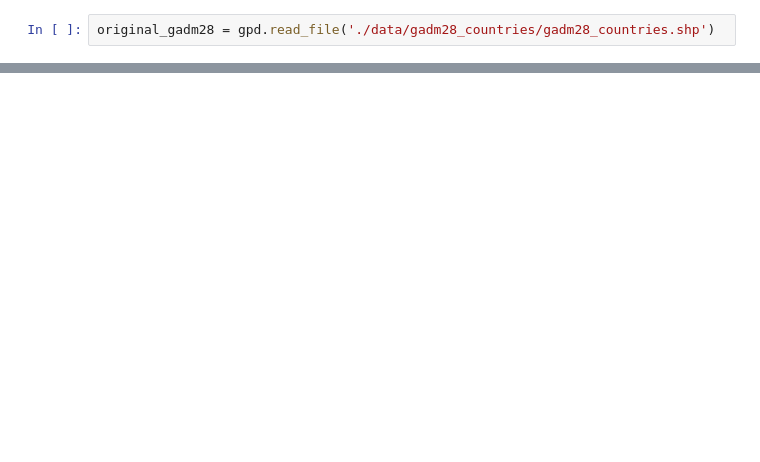
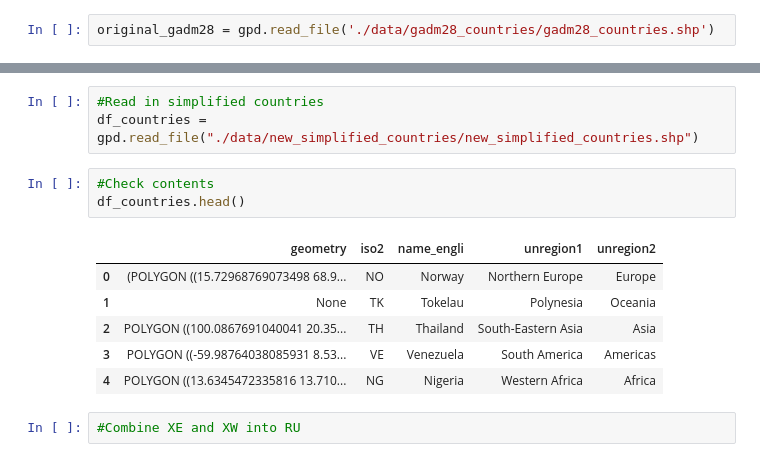
Before and after one commit to Vizzuality/data_sci_tutorials, a Jupyter notebook: work/gadm28_wilmap.ipynb, the cells around one changed output, grey strips where cells are left out. Cells and saved outputs as stored; diff of their text form; blank space fills up the shorter version.

```diff
--- a/work/gadm28_wilmap.ipynb
+++ b/work/gadm28_wilmap.ipynb
@@ -275,0 +285,15 @@ with open('./new_countries.json', 'w') as f:
+# %%
+#Read in simplified countries
+df_countries = gpd.read_file("./data/new_simplified_countries/new_simplified_countries.shp")
+# %%
+#Check contents
+df_countries.head()
+# %% [output]
+|  | geometry | iso2 | name_engli | unregion1 | unregion2 |
+| 0 | (POLYGON ((15.72968769073498 68.9... | NO | Norway | Northern Europe | Europe |
+| 1 | None | TK | Tokelau | Polynesia | Oceania |
+| 2 | POLYGON ((100.0867691040041 20.35... | TH | Thailand | South-Eastern Asia | Asia |
+| 3 | POLYGON ((-59.98764038085931 8.53... | VE | Venezuela | South America | Americas |
+| 4 | POLYGON ((13.6345472335816 13.710... | NG | Nigeria | Western Africa | Africa |
+# %%
+#Combine XE and XW into RU
```
Also changed, not shown: parts of 116 cells of this notebook, 1 other file.
